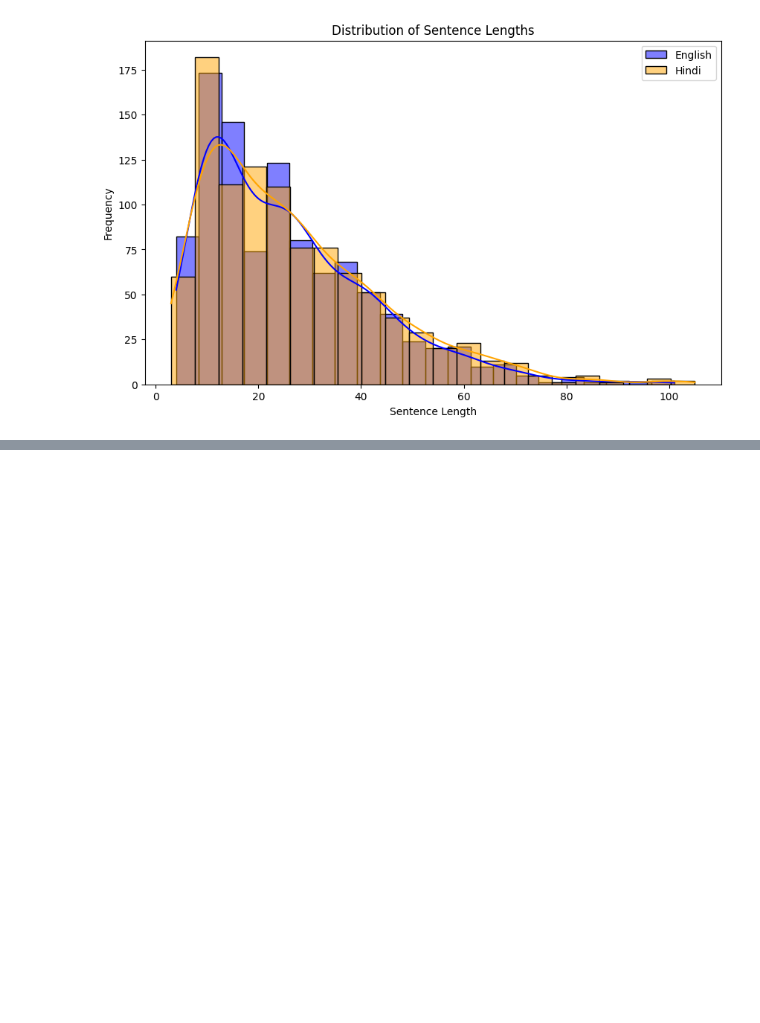
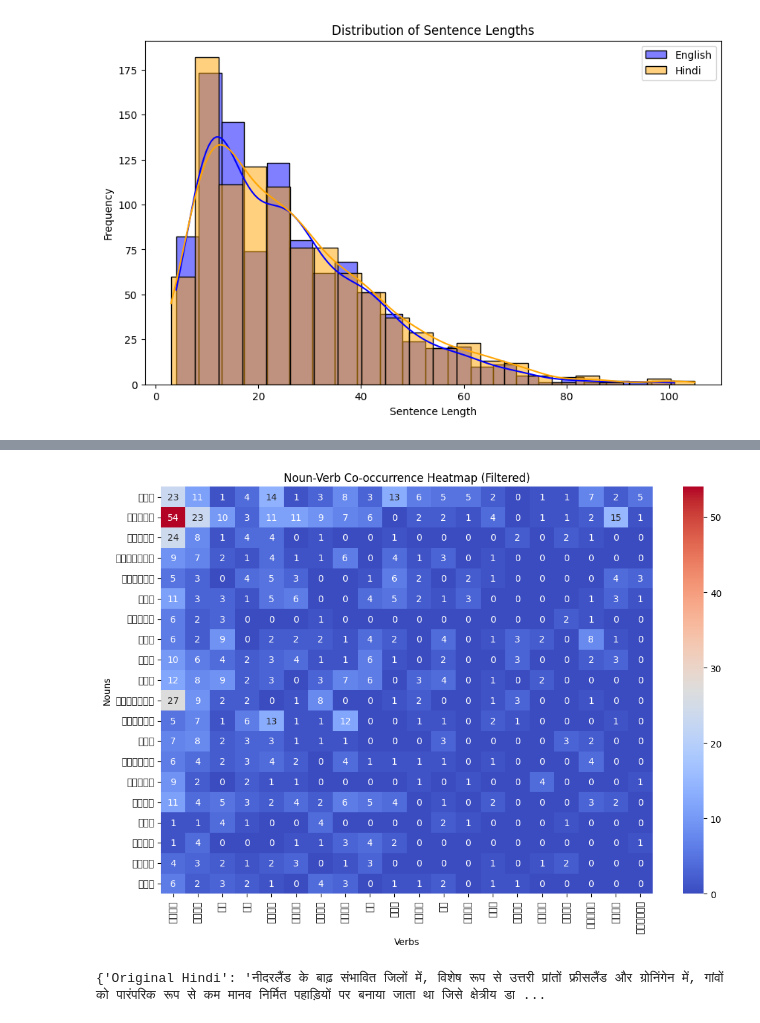
Before and after one commit to SajaniGhosh/lad_assignment, a Jupyter notebook: a2.ipynb, the cells around one changed output, grey strips where cells are left out. Saved outputs shown, nothing was run; the diff lists cells and outputs as text; code cells hidden in the pictures; blank space fills up the shorter version.

```diff
--- a/a2.ipynb
+++ b/a2.ipynb
@@ -138,0 +279,45 @@ print("Processing complete. Processed dataset saved as 'processed_dataset.csv'."
+# %%
+from collections import Counter
+import numpy as np
+import pandas as pd
+
+# Step 1: Get most common nouns and verbs
+def get_most_common_words(word_list, top_n=20):
+    flat_list = [word for sublist in word_list for word in sublist]
+    return [item[0] for item in Counter(flat_list).most_common(top_n)]
+
+# Extract the most frequent nouns and verbs
+most_common_nouns = get_most_common_words(data['Nouns'], top_n=20)
+most_common_verbs = get_most_common_words(data['Verbs'], top_n=20)
+
+# Step 2: Create co-occurrence matrix for frequent nouns and verbs
+co_occurrence = np.zeros((len(most_common_nouns), len(most_common_verbs)))
+
+for nouns, verbs in zip(data['Nouns'], data['Verbs']):
+    for noun in nouns:
+        for verb in verbs:
+            if noun in most_common_nouns and verb in most_common_verbs:
+                noun_idx = most_common_nouns.index(noun)
+                verb_idx = most_common_verbs.index(verb)
+                co_occurrence[noun_idx, verb_idx] += 1
+
+# Step 3: Convert matrix to DataFrame for better plotting
+co_occurrence_df = pd.DataFrame(
+    co_occurrence,
+    index=most_common_nouns,
+    columns=most_common_verbs
+)
+
+# Step 4: Plot heatmap
+plt.figure(figsize=(12, 8))
+sns.heatmap(co_occurrence_df, annot=True, fmt=".0f", cmap="coolwarm", cbar=True)
+plt.title("Noun-Verb Co-occurrence Heatmap (Filtered)")
+plt.xlabel("Verbs")
+plt.ylabel("Nouns")
+plt.show()
+# %% [output]
+[figure, added]
+# %%
+print(aligned_data[0])
+# %% [output]
+{'Original Hindi': 'नीदरलैंड के बाढ़ संभावित जिलों में, विशेष रूप से उत्तरी प्रांतों फ्रीसलैंड और ग्रोनिंगेन में, गांवों को पारंपरिक रूप से कम मानव निर्मित पहाड़ियों पर बनाया जाता था जिसे क्षेत्रीय डा ...
```
Also changed, not shown: parts of 10 cells of this notebook, 7 other files.
